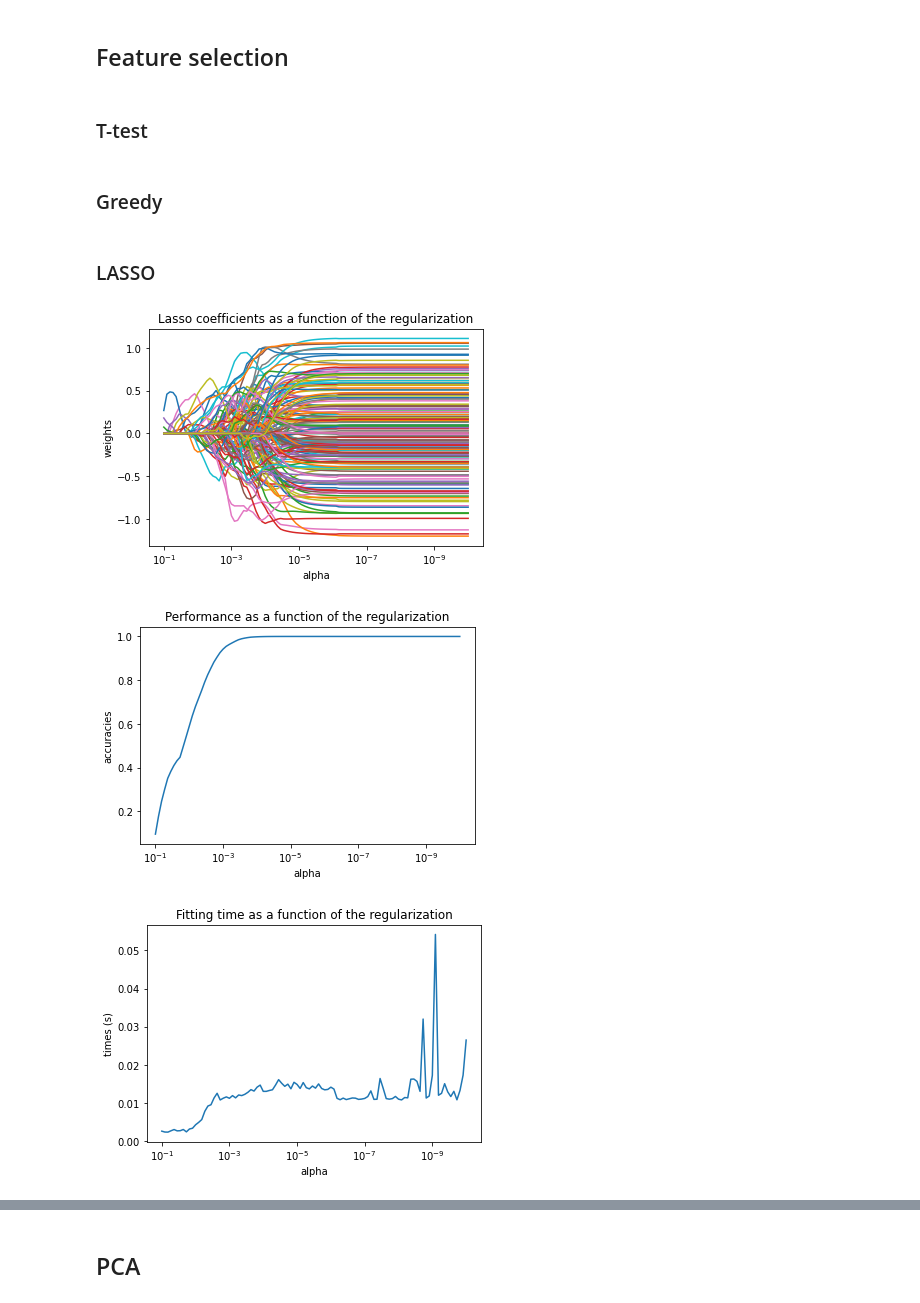
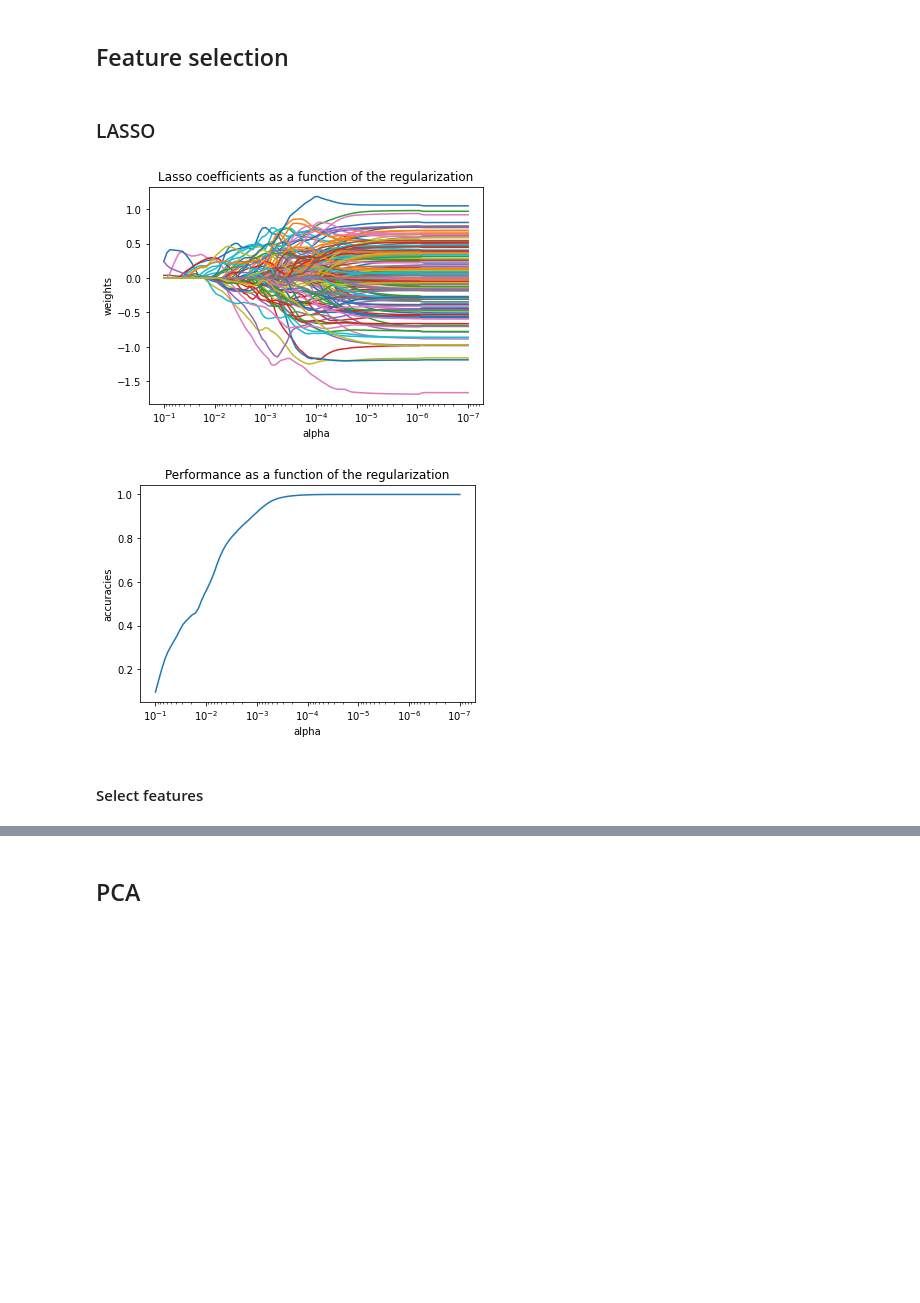
Before and after one commit to milouterbraak/TM12007---H-N-group-12, a Jupyter notebook: H&N_group_12.ipynb, the cells around one changed output, grey strips where cells are left out. Drawn from its saved outputs; the diff is of its cells as text; code cells hidden in the pictures; blank space fills up the shorter version.

```diff
--- a/H&N_group_12.ipynb
+++ b/H&N_group_12.ipynb
@@ -125,5 +129,3 @@ X_train_scaled = pd.DataFrame(X_train_scaled, columns = features.columns)
 X_test_scaled = pd.DataFrame(X_test_scaled, columns = features.columns)
 # %% [markdown]
 ## Feature selection
-# %% [markdown]
-### T-test
@@ -157,2 +131,0 @@ X_test_scaled = pd.DataFrame(X_test_scaled, columns = features.columns)
-# %% [markdown]
-### Greedy
@@ -206,63 +138,45 @@ accuracies = []
 times = []
 
 n_alphas = 100
-alphas = np.logspace(-10, -1, n_alphas)
+alphas = np.logspace(-7, -1, n_alphas)
 
 for a in alphas:
     # Fit classifier
     clf = Lasso(alpha=a, fit_intercept=False)
-    t0 = time()
     clf.fit(X_train_scaled, y_train_bin)
-    duration = time() - t0
     y_pred = clf.predict(X_test_scaled)
 
     # Append statistics
     accuracy = clf.score(X_train_scaled,y_train_bin)
-    #float((y_test != y_pred).sum()) / float(len(y_test))
-    times.append(duration)
     accuracies.append(accuracy)
     coefs.append(clf.coef_)
-
-# #############################################################################
-# Display results
 
 # Weights
 plt.figure()
 ax = plt.gca()
 ax.plot(alphas, np.squeeze(coefs))
 ax.set_xscale('log')
 ax.set_xlim(ax.get_xlim()[::-1])  # reverse axis
 plt.xlabel('alpha')
 plt.ylabel('weights')
 plt.title('Lasso coefficients as a function of the regularization')
 plt.axis('tight')
 plt.show()
 
 # Performance
 plt.figure()
 ax = plt.gca()
 ax.plot(alphas, accuracies)
 ax.set_xscale('log')
 ax.set_xlim(ax.get_xlim()[::-1])  # reverse axis
 plt.xlabel('alpha')
 plt.ylabel('accuracies')
 plt.title('Performance as a function of the regularization')
 plt.axis('tight')
 plt.show()
-
-# Times
-plt.figure()
-ax = plt.gca()
-ax.plot(alphas, times)
-ax.set_xscale('log')
-ax.set_xlim(ax.get_xlim()[::-1])  # reverse axis
-plt.xlabel('alpha')
-plt.ylabel('times (s)')
-plt.title('Fitting time as a function of the regularization')
-plt.axis('tight')
-plt.show()
 # %% [output]
-[figure, old version]
+[figure, new version]
-[figure, old version]
+[figure, new version]
-[figure, removed]
+# %% [markdown]
+#### Select features
 # %%
```
Also changed, not shown: parts of 17 cells of this notebook.
